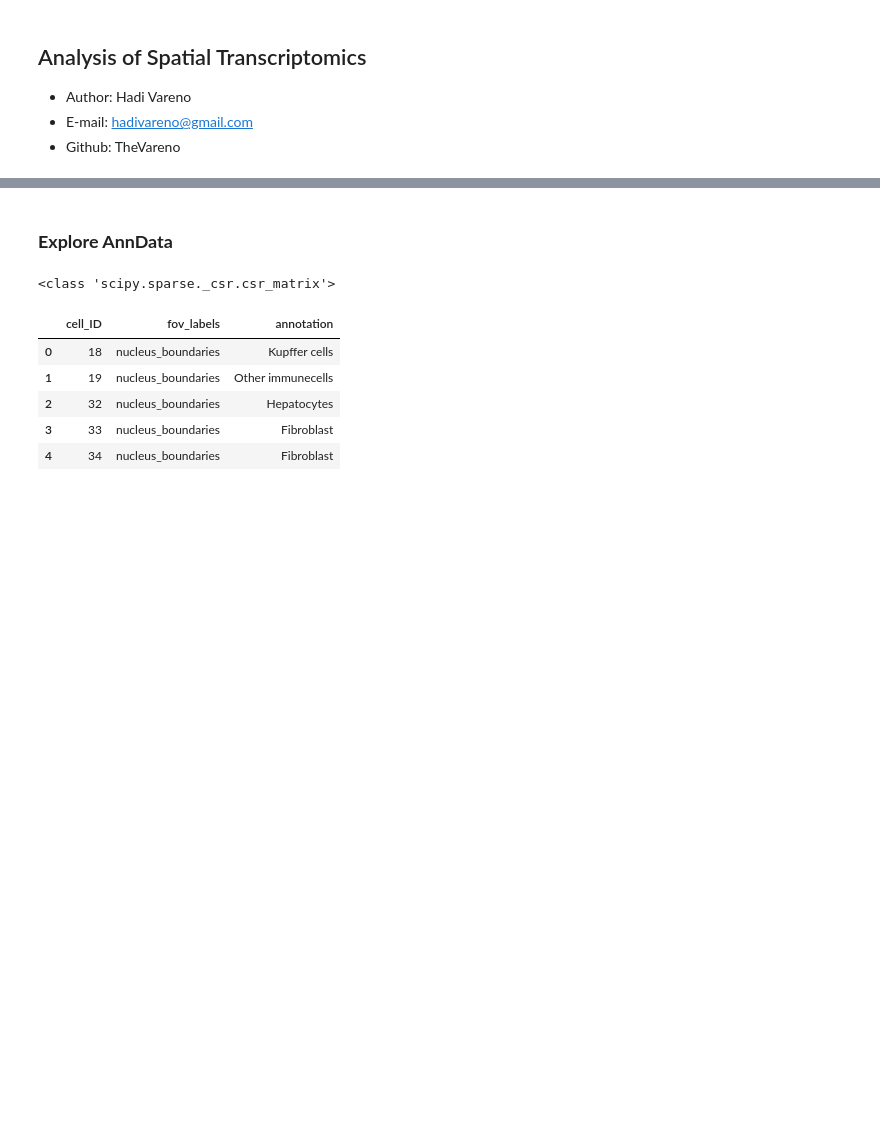
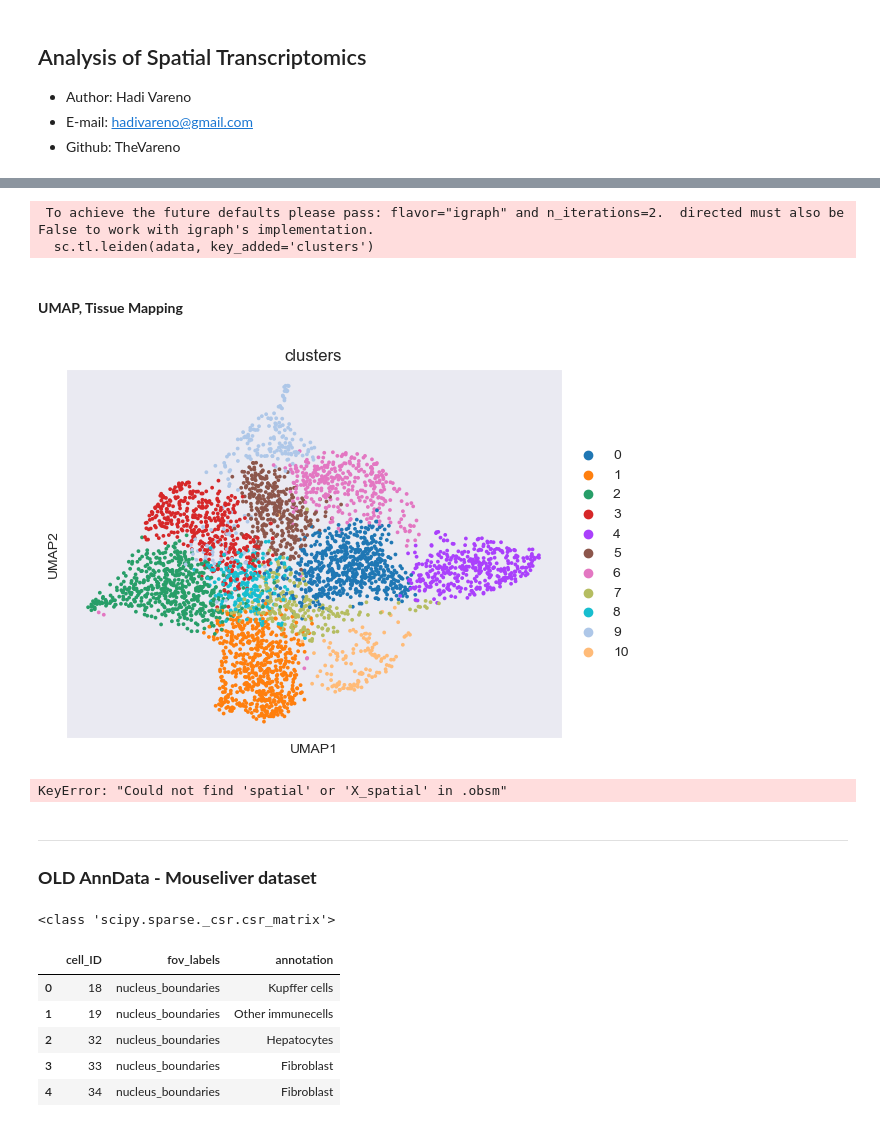
Before and after one commit to TheVareno/spatial-transcriptomics, a Jupyter notebook: spatial_mouseliver.ipynb, the cells around one changed output, grey strips where cells are left out. Drawn from its saved outputs; the diff is of its cells as text; code cells hidden in the pictures; blank space fills up the shorter version.

Commit message:
umaps plot done! ready for tissue analysis!

```diff
--- a/spatial_mouseliver.ipynb
+++ b/spatial_mouseliver.ipynb
@@ -26,0 +27,6 @@ adata = sc.datasets.visium_sge(sample_id="V1_Human_Lymph_Node")
+# %%
+adata = sc.read_10x_h5('./data/V1_Human_Lymph_Node/filtered_feature_bc_matrix.h5')
+adata.var_names_make_unique()
+
+adata.uns['spatial'] = sc.read_visium(path='./data/V1_Human_Lymph_Node/',
+                                      load_images=True).uns['spatial']
@@ -26,0 +44,2 @@ adata = sc.datasets.visium_sge(sample_id="V1_Human_Lymph_Node")
+# %%
+adata = adata[:, adata.var.highly_variable]
@@ -26,0 +54,7 @@ adata = sc.datasets.visium_sge(sample_id="V1_Human_Lymph_Node")
+# %%
+sc.tl.leiden(adata, key_added='clusters')
+# %% [output]
+ To achieve the future defaults please pass: flavor="igraph" and n_iterations=2.  directed must also be False to work with igraph's implementation.
+  sc.tl.leiden(adata, key_added='clusters')
+# %% [markdown]
+#### **UMAP, Tissue Mapping**
@@ -27,2 +63,11 @@ adata = sc.datasets.visium_sge(sample_id="V1_Human_Lymph_Node")
+# %%
+sc.pl.umap(adata, color=['clusters'])
+# %% [output]
+[figure, added]
+# %%
+sc.pl.spatial(adata, color="clusters", spot_size=1.3)
+# %% [output]
+KeyError: "Could not find 'spatial' or 'X_spatial' in .obsm"
 # %% [markdown]
-### **Explore AnnData**
+---
+### **OLD AnnData - Mouseliver dataset**
```
Also changed, not shown: parts of 17 cells of this notebook.
